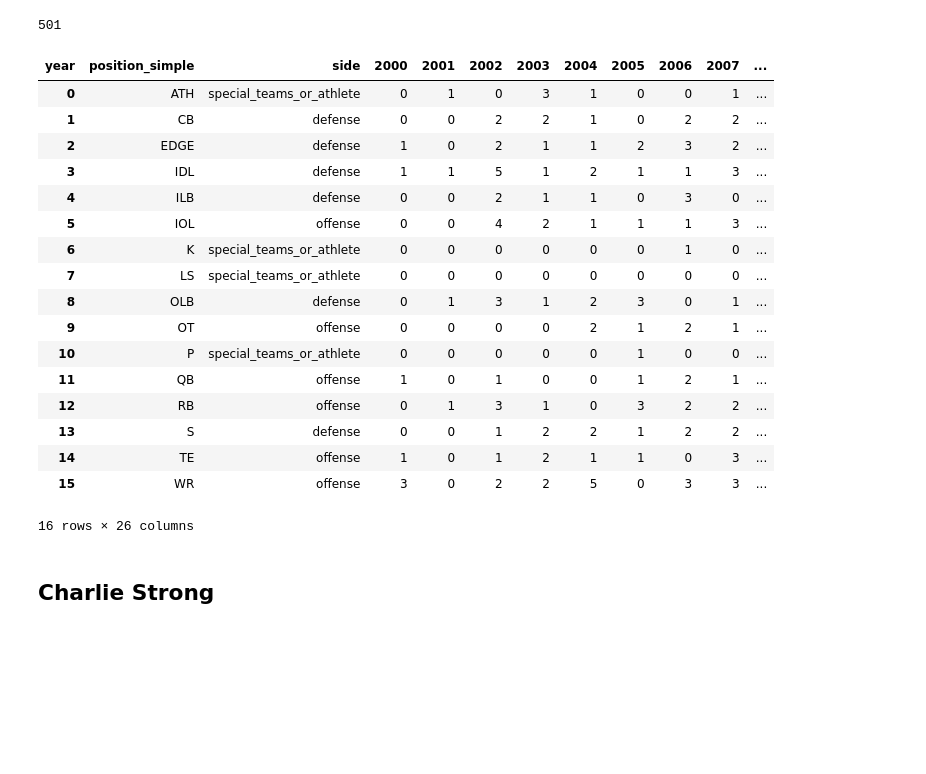
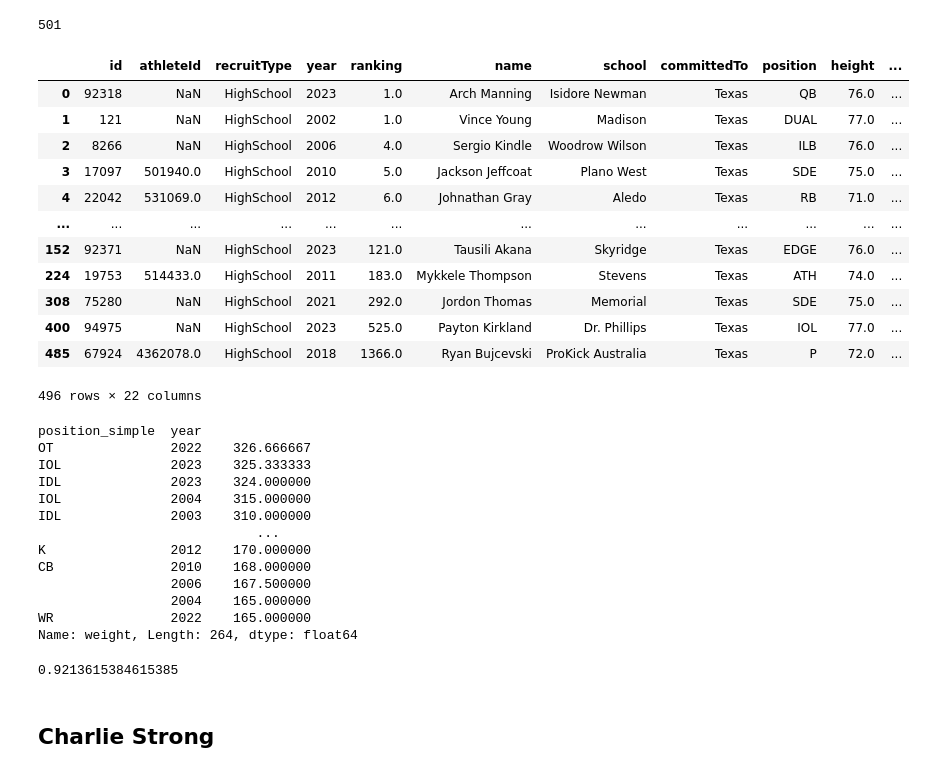
Before and after one commit to nikhil-bhargava/sports-analytics, a Jupyter notebook: notebooks/texas_recruiting.ipynb, the cells around one changed output. Cells and saved outputs as stored; diff of their text form; code cells hidden in the pictures; blank space fills up the shorter version.

```diff
--- a/notebooks/texas_recruiting.ipynb
+++ b/notebooks/texas_recruiting.ipynb
@@ -96,6 +96,22 @@ def classify_side(simple_position, side):
             return unit
 # %%
 df['side'] = df['position_simple'].apply(lambda x: classify_side(x, side))
+# %%
+df
+# %% [output]
+|  | id | athleteId | recruitType | year | ranking | name | school | committedTo | position | height | ... |
+| 0 | 92318 | NaN | HighSchool | 2023 | 1.0 | Arch Manning | Isidore Newman | Texas | QB | 76.0 | ... |
+| 1 | 121 | NaN | HighSchool | 2002 | 1.0 | Vince Young | Madison | Texas | DUAL | 77.0 | ... |
+| 2 | 8266 | NaN | HighSchool | 2006 | 4.0 | Sergio Kindle | Woodrow Wilson | Texas | ILB | 76.0 | ... |
+| 3 | 17097 | 501940.0 | HighSchool | 2010 | 5.0 | Jackson Jeffcoat | Plano West | Texas | SDE | 75.0 | ... |
+| 4 | 22042 | 531069.0 | HighSchool | 2012 | 6.0 | Johnathan Gray | Aledo | Texas | RB | 71.0 | ... |
+| ... | ... | ... | ... | ... | ... | ... | ... | ... | ... | ... | ... |
+| 152 | 92371 | NaN | HighSchool | 2023 | 121.0 | Tausili Akana | Skyridge | Texas | EDGE | 76.0 | ... |
+| 224 | 19753 | 514433.0 | HighSchool | 2011 | 183.0 | Mykkele Thompson | Stevens | Texas | ATH | 74.0 | ... |
+| 308 | 75280 | NaN | HighSchool | 2021 | 292.0 | Jordon Thomas | Memorial | Texas | SDE | 75.0 | ... |
+| 400 | 94975 | NaN | HighSchool | 2023 | 525.0 | Payton Kirkland | Dr. Phillips | Texas | IOL | 77.0 | ... |
+| 485 | 67924 | 4362078.0 | HighSchool | 2018 | 1366.0 | Ryan Bujcevski | ProKick Australia | Texas | P | 72.0 | ... |
+496 rows × 22 columns
 # %%
 composition = pd.pivot_table(df, index=['position_simple', 'side'], columns=['year'],
                              values = 'id', aggfunc='count', fill_value=0).reset_index()
@@ -105,24 +121,23 @@ composition_score = pd.pivot_table(df, index=['position_simple', 'side'], column
-# %%
-composition
-# %% [output]
-| year | position_simple | side | 2000 | 2001 | 2002 | 2003 | 2004 | 2005 | 2006 | 2007 | ... |
-| 0 | ATH | special_teams_or_athlete | 0 | 1 | 0 | 3 | 1 | 0 | 0 | 1 | ... |
-| 1 | CB | defense | 0 | 0 | 2 | 2 | 1 | 0 | 2 | 2 | ... |
-| 2 | EDGE | defense | 1 | 0 | 2 | 1 | 1 | 2 | 3 | 2 | ... |
-| 3 | IDL | defense | 1 | 1 | 5 | 1 | 2 | 1 | 1 | 3 | ... |
-| 4 | ILB | defense | 0 | 0 | 2 | 1 | 1 | 0 | 3 | 0 | ... |
-| 5 | IOL | offense | 0 | 0 | 4 | 2 | 1 | 1 | 1 | 3 | ... |
-| 6 | K | special_teams_or_athlete | 0 | 0 | 0 | 0 | 0 | 0 | 1 | 0 | ... |
-| 7 | LS | special_teams_or_athlete | 0 | 0 | 0 | 0 | 0 | 0 | 0 | 0 | ... |
-| 8 | OLB | defense | 0 | 1 | 3 | 1 | 2 | 3 | 0 | 1 | ... |
-| 9 | OT | offense | 0 | 0 | 0 | 0 | 2 | 1 | 2 | 1 | ... |
-| 10 | P | special_teams_or_athlete | 0 | 0 | 0 | 0 | 0 | 1 | 0 | 0 | ... |
-| 11 | QB | offense | 1 | 0 | 1 | 0 | 0 | 1 | 2 | 1 | ... |
-| 12 | RB | offense | 0 | 1 | 3 | 1 | 0 | 3 | 2 | 2 | ... |
-| 13 | S | defense | 0 | 0 | 1 | 2 | 2 | 1 | 2 | 2 | ... |
-| 14 | TE | offense | 1 | 0 | 1 | 2 | 1 | 1 | 0 | 3 | ... |
-| 15 | WR | offense | 3 | 0 | 2 | 2 | 5 | 0 | 3 | 3 | ... |
-16 rows × 26 columns
+# %%
+df.groupby(['position_simple', 'year'])['weight'].mean().sort_values(ascending=False)
+# %% [output]
+position_simple  year
+OT               2022    326.666667
+IOL              2023    325.333333
+IDL              2023    324.000000
+IOL              2004    315.000000
+IDL              2003    310.000000
+                            ...
+K                2012    170.000000
+CB               2010    168.000000
+                 2006    167.500000
+                 2004    165.000000
+WR               2022    165.000000
+Name: weight, Length: 264, dtype: float64
+# %%
+df[(df['position_simple'].isin(['EDGE', 'IDL']))& (df['year'].isin([2022, 2023]))]['rating'].mean()
+# %% [output]
+0.9213615384615385
 # %%
 def get_comp_pct_by_class(composition):
     composition_pct = composition.copy()
```
Also changed, not shown: parts of 1 cell of this notebook, 2 other files.
